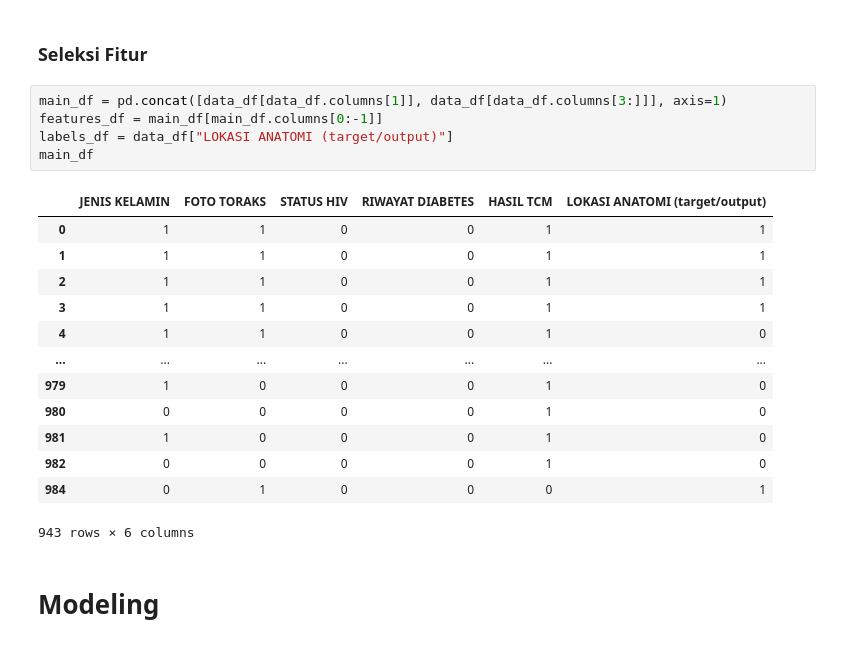
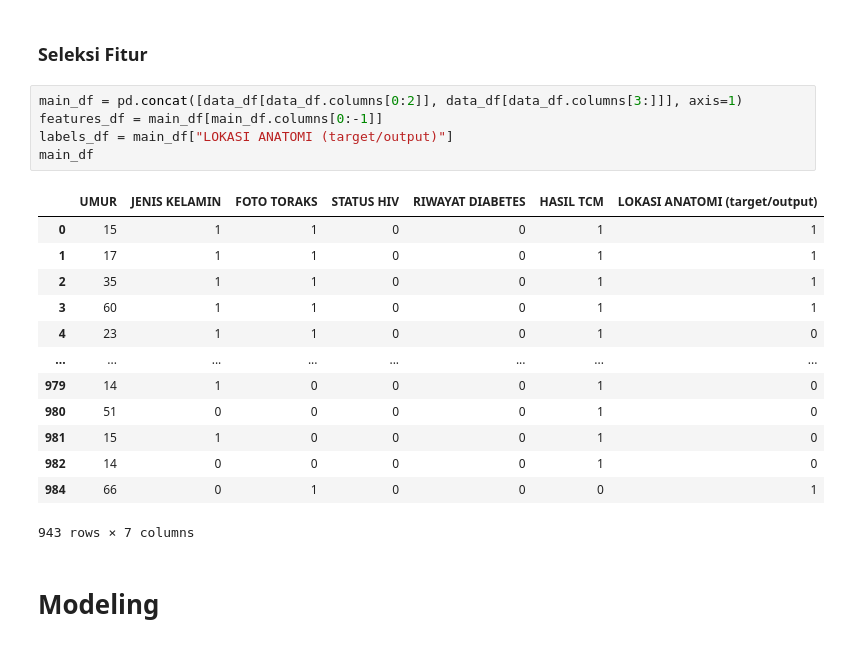
Before and after one commit to meinhere/ta-kk, a Jupyter notebook: code.ipynb, the cells around one changed output. Drawn from its saved outputs; the diff is of its cells as text.

```diff
--- a/code.ipynb
+++ b/code.ipynb
@@ -225,24 +225,24 @@ plt.show()
 # %% [markdown]
 ### Seleksi Fitur
 # %%
-main_df = pd.concat([data_df[data_df.columns[1]], data_df[data_df.columns[3:]]], axis=1)
+main_df = pd.concat([data_df[data_df.columns[0:2]], data_df[data_df.columns[3:]]], axis=1)
 features_df = main_df[main_df.columns[0:-1]]
-labels_df = data_df["LOKASI ANATOMI (target/output)"]
+labels_df = main_df["LOKASI ANATOMI (target/output)"]
 main_df
 # %% [output]
-|  | JENIS KELAMIN | FOTO TORAKS | STATUS HIV | RIWAYAT DIABETES | HASIL TCM | LOKASI ANATOMI (target/output) |
-| 0 | 1 | 1 | 0 | 0 | 1 | 1 |
-| 1 | 1 | 1 | 0 | 0 | 1 | 1 |
-| 2 | 1 | 1 | 0 | 0 | 1 | 1 |
-| 3 | 1 | 1 | 0 | 0 | 1 | 1 |
-| 4 | 1 | 1 | 0 | 0 | 1 | 0 |
-| ... | ... | ... | ... | ... | ... | ... |
-| 979 | 1 | 0 | 0 | 0 | 1 | 0 |
-| 980 | 0 | 0 | 0 | 0 | 1 | 0 |
-| 981 | 1 | 0 | 0 | 0 | 1 | 0 |
-| 982 | 0 | 0 | 0 | 0 | 1 | 0 |
-| 984 | 0 | 1 | 0 | 0 | 0 | 1 |
+|  | UMUR | JENIS KELAMIN | FOTO TORAKS | STATUS HIV | RIWAYAT DIABETES | HASIL TCM | LOKASI ANATOMI (target/output) |
+| 0 | 15 | 1 | 1 | 0 | 0 | 1 | 1 |
+| 1 | 17 | 1 | 1 | 0 | 0 | 1 | 1 |
+| 2 | 35 | 1 | 1 | 0 | 0 | 1 | 1 |
+| 3 | 60 | 1 | 1 | 0 | 0 | 1 | 1 |
+| 4 | 23 | 1 | 1 | 0 | 0 | 1 | 0 |
+| ... | ... | ... | ... | ... | ... | ... | ... |
+| 979 | 14 | 1 | 0 | 0 | 0 | 1 | 0 |
+| 980 | 51 | 0 | 0 | 0 | 0 | 1 | 0 |
+| 981 | 15 | 1 | 0 | 0 | 0 | 1 | 0 |
+| 982 | 14 | 0 | 0 | 0 | 0 | 1 | 0 |
+| 984 | 66 | 0 | 1 | 0 | 0 | 0 | 1 |
-943 rows × 6 columns
+943 rows × 7 columns
 # %% [markdown]
 # Modeling
 # %% [markdown]
```
Also changed, not shown: parts of 11 cells of this notebook, 4 other files.
